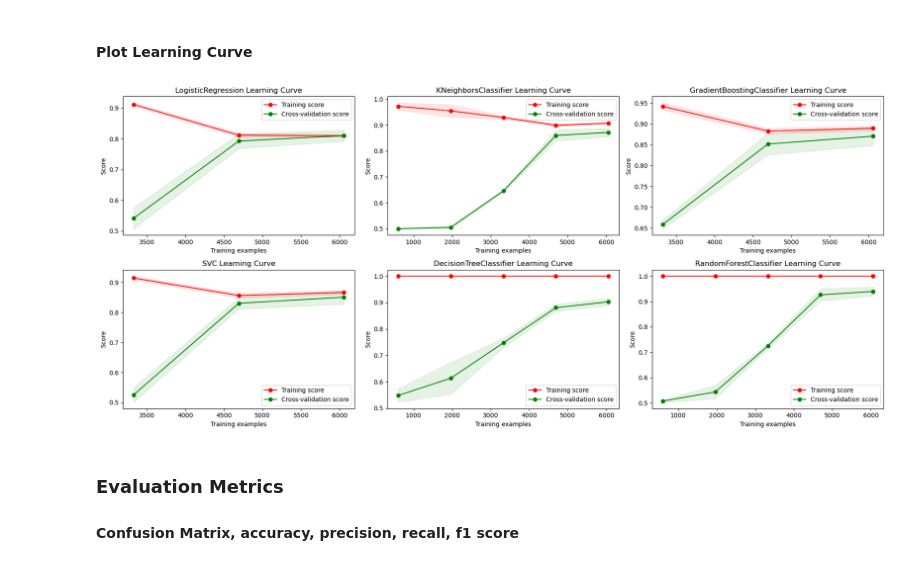
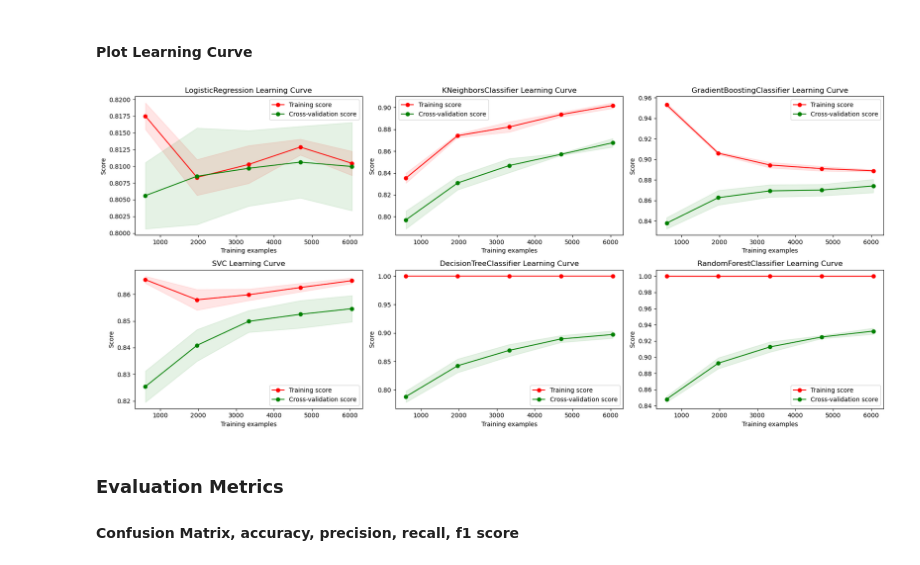
Before and after one commit to rubaawad/Brain_stroke_prediction, a Jupyter notebook: src/components/notebook/data/MODEL TRAINING.ipynb, the cells around one changed output. Cells and saved outputs as stored; diff of their text form; code cells hidden in the pictures.

```diff
--- a/src/components/notebook/data/MODEL TRAINING.ipynb
+++ b/src/components/notebook/data/MODEL TRAINING.ipynb
@@ -571,7 +161,7 @@ from sklearn.ensemble import GradientBoostingClassifier
 gb = GradientBoostingClassifier(n_estimators=100, learning_rate=0.1, random_state=42)
 
 # Train the model on the training data
-gb.fit(X_train_scaled, y_train_balanced)
+gb.fit(X_train, y_train)
 # %% [output]
 GradientBoostingClassifier(random_state=42)
 # %% [markdown]
@@ -584,7 +174,7 @@ from sklearn.tree import DecisionTreeClassifier
 dt = DecisionTreeClassifier()
 
 # Fitting the decision tree model to the training data
-dt.fit(X_train_scaled, y_train_balanced)
+dt.fit(X_train, y_train)
 # %% [output]
 DecisionTreeClassifier()
 # %% [markdown]
@@ -597,7 +187,7 @@ from sklearn.ensemble import RandomForestClassifier
 rf = RandomForestClassifier()
 
 # Fitting the random forest model to the training data
-rf.fit(X_train_scaled, y_train_balanced)
+rf.fit(X_train, y_train)
 # %% [output]
 RandomForestClassifier()
 # %% [markdown]
@@ -690,9 +316,9 @@ from sklearn.model_selection import learning_curve
 from sklearn.metrics import roc_curve, auc
 
 # Define a function to plot learning curves
-def plot_learning_curve(estimator, title, X_train_scaled, y_train_balanced, cv=None, n_jobs=-1, ax=None):
+def plot_learning_curve(estimator, title, X_train, y_train_balanced, cv=None, n_jobs=-1, ax=None):
     # Generate learning curves using learning_curve function
-    train_sizes, train_scores, test_scores = learning_curve(estimator, X_train_scaled, y_train_balanced, cv=cv, n_jobs=n_jobs)
+    train_sizes, train_scores, test_scores = learning_curve(estimator, X_train, y_train_balanced, cv=cv, n_jobs=n_jobs)
     # Compute mean and standard deviation of training scores
     train_mean = np.mean(train_scores, axis=1)
     train_std = np.std(train_scores, axis=1)
@@ -723,23 +349,23 @@ def plot_learning_curve(estimator, title, X_train_scaled, y_train_balanced, cv=N
 # %%
 # Define the layout of the grid
 num_rows = 2
 num_cols = 3
 fig, axes = plt.subplots(num_rows, num_cols, figsize=(18, 8))
 
 # Flatten the axes array to iterate over subplots
 axes = axes.flatten()
 
 for i, model in enumerate(models):
-    plot_learning_curve(model, f"{model.__class__.__name__} Learning Curve", X_train_scaled, y_train_balanced, cv=5, ax=axes[i])
+    plot_learning_curve(model, f"{model.__class__.__name__} Learning Curve", X_train, y_train, cv=5, ax=axes[i])
 
     # Set title for each subplot
     axes[i].set_title(f"{model.__class__.__name__} Learning Curve")
 
 # Adjust layout to prevent overlapping
 plt.tight_layout()
 plt.show()
 # %% [output]
-[figure, old version]
+[figure, new version]
 # %% [markdown]
 ### Evaluation Metrics
 #### Confusion Matrix, accuracy, precision, recall, f1 score
```
Also changed, not shown: parts of 48 cells of this notebook, 7 other files.
